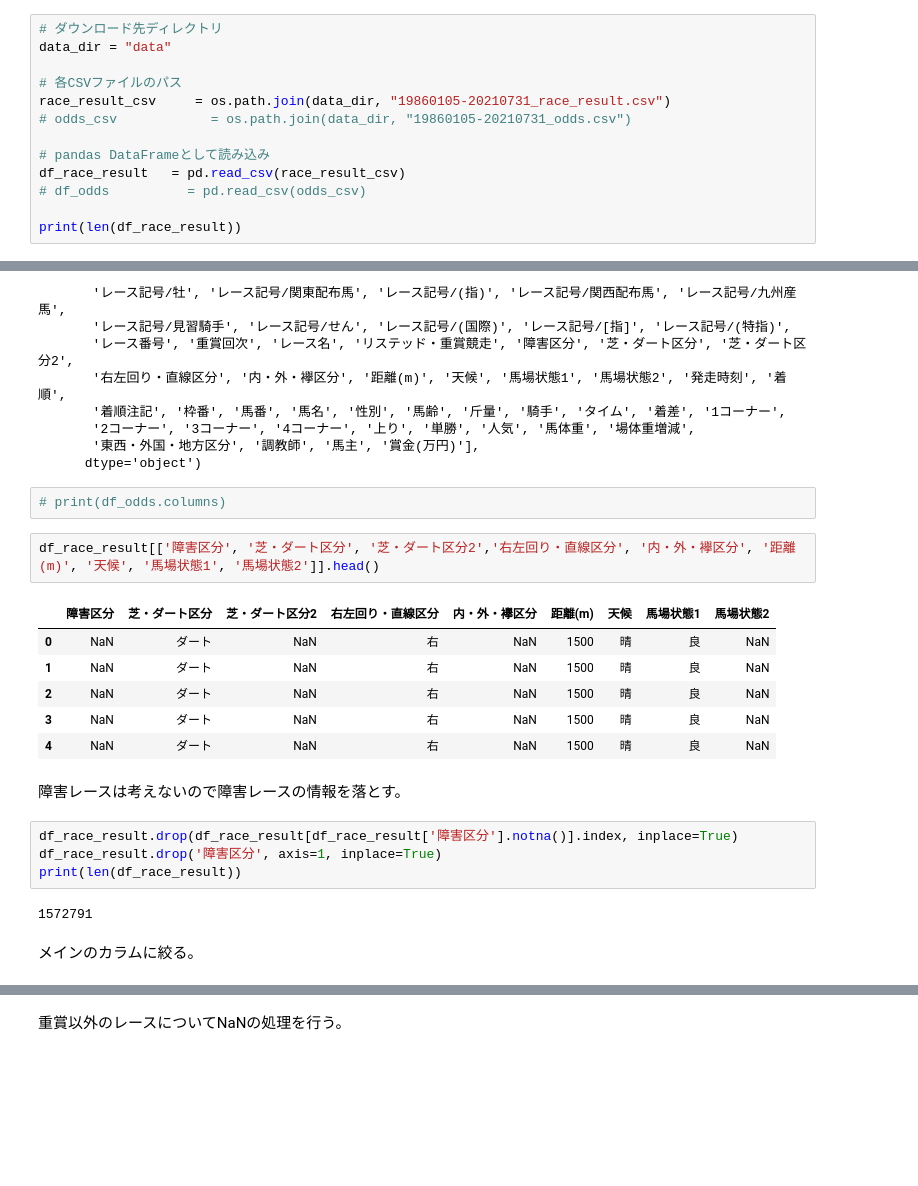
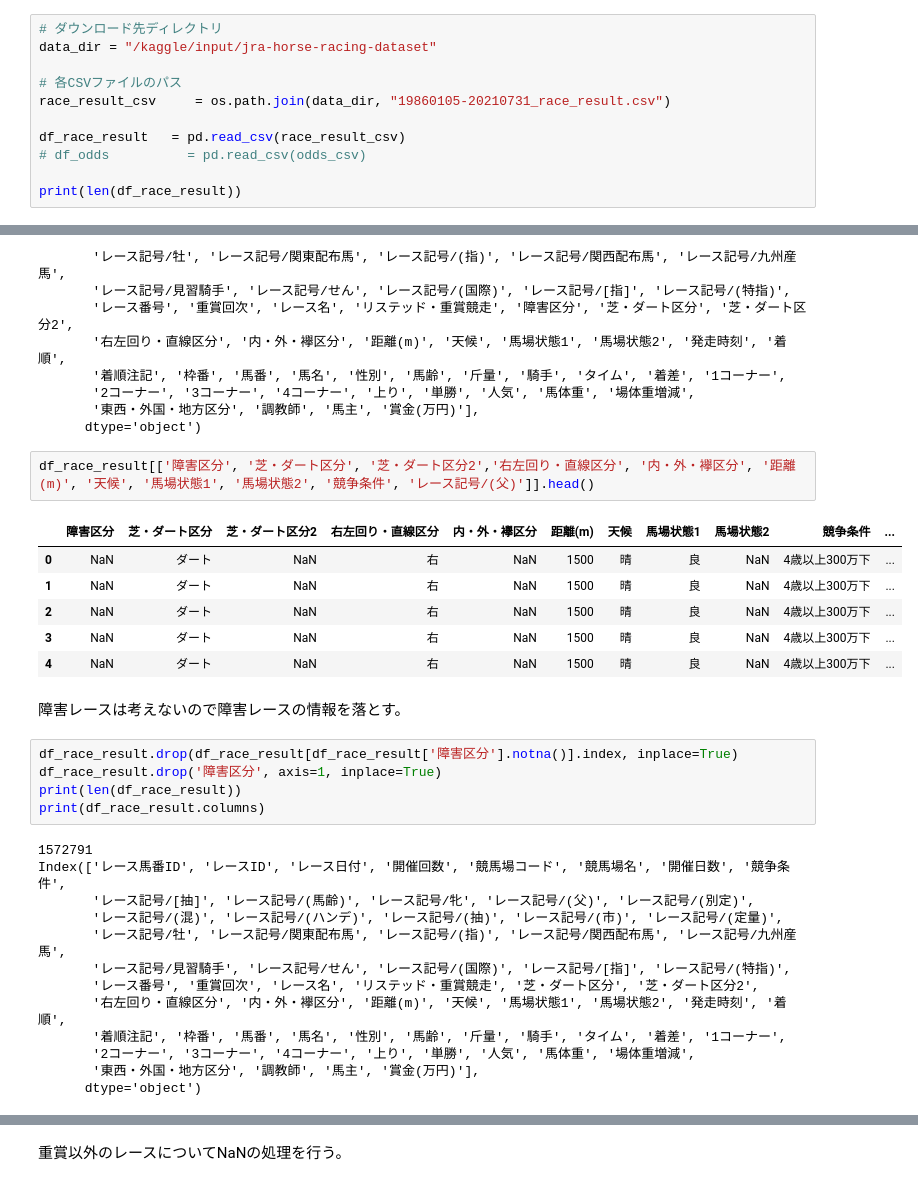
Before and after one commit to HiranoAkihiro/Horse_Racing, a Jupyter notebook: data_preparation.ipynb, the cells around one changed output, grey strips where cells are left out. Cells and saved outputs as stored; diff of their text form; blank space fills up the shorter version.

Commit message:
Kaggle Notebook | notebooke8306f4437 | Version 1

```diff
--- a/data_preparation.ipynb
+++ b/data_preparation.ipynb
@@ -19,12 +57,10 @@ To enable the following instructions: AVX2 FMA, in other operations, rebuild Ten
 # %%
 # ダウンロード先ディレクトリ
-data_dir = "data"
+data_dir = "/kaggle/input/jra-horse-racing-dataset"
 
 # 各CSVファイルのパス
 race_result_csv     = os.path.join(data_dir, "19860105-20210731_race_result.csv")
-# odds_csv            = os.path.join(data_dir, "19860105-20210731_odds.csv")
 
-# pandas DataFrameとして読み込み
 df_race_result   = pd.read_csv(race_result_csv)
 # df_odds          = pd.read_csv(odds_csv)
 
@@ -57,24 +91,32 @@ Index(['レース馬番ID', 'レースID', 'レース日付', '開催回数', '
        '2コーナー', '3コーナー', '4コーナー', '上り', '単勝', '人気', '馬体重', '場体重増減',
        '東西・外国・地方区分', '調教師', '馬主', '賞金(万円)'],
       dtype='object')
-# %%
-# print(df_odds.columns)
 # %%
-df_race_result[['障害区分', '芝・ダート区分', '芝・ダート区分2','右左回り・直線区分', '内・外・襷区分', '距離(m)', '天候', '馬場状態1', '馬場状態2']].head()
+df_race_result[['障害区分', '芝・ダート区分', '芝・ダート区分2','右左回り・直線区分', '内・外・襷区分', '距離(m)', '天候', '馬場状態1', '馬場状態2', '競争条件', 'レース記号/(父)']].head()
 # %% [output]
-|  | 障害区分 | 芝・ダート区分 | 芝・ダート区分2 | 右左回り・直線区分 | 内・外・襷区分 | 距離(m) | 天候 | 馬場状態1 | 馬場状態2 |
-| 0 | NaN | ダート | NaN | 右 | NaN | 1500 | 晴 | 良 | NaN |
-| 1 | NaN | ダート | NaN | 右 | NaN | 1500 | 晴 | 良 | NaN |
-| 2 | NaN | ダート | NaN | 右 | NaN | 1500 | 晴 | 良 | NaN |
-| 3 | NaN | ダート | NaN | 右 | NaN | 1500 | 晴 | 良 | NaN |
-| 4 | NaN | ダート | NaN | 右 | NaN | 1500 | 晴 | 良 | NaN |
+|  | 障害区分 | 芝・ダート区分 | 芝・ダート区分2 | 右左回り・直線区分 | 内・外・襷区分 | 距離(m) | 天候 | 馬場状態1 | 馬場状態2 | 競争条件 | ... |
+| 0 | NaN | ダート | NaN | 右 | NaN | 1500 | 晴 | 良 | NaN | 4歳以上300万下 | ... |
+| 1 | NaN | ダート | NaN | 右 | NaN | 1500 | 晴 | 良 | NaN | 4歳以上300万下 | ... |
+| 2 | NaN | ダート | NaN | 右 | NaN | 1500 | 晴 | 良 | NaN | 4歳以上300万下 | ... |
+| 3 | NaN | ダート | NaN | 右 | NaN | 1500 | 晴 | 良 | NaN | 4歳以上300万下 | ... |
+| 4 | NaN | ダート | NaN | 右 | NaN | 1500 | 晴 | 良 | NaN | 4歳以上300万下 | ... |
 # %% [markdown]
 障害レースは考えないので障害レースの情報を落とす。
 # %%
 df_race_result.drop(df_race_result[df_race_result['障害区分'].notna()].index, inplace=True)
 df_race_result.drop('障害区分', axis=1, inplace=True)
 print(len(df_race_result))
+print(df_race_result.columns)
 # %% [output]
 1572791
+Index(['レース馬番ID', 'レースID', 'レース日付', '開催回数', '競馬場コード', '競馬場名', '開催日数', '競争条件',
+       'レース記号/[抽]', 'レース記号/(馬齢)', 'レース記号/牝', 'レース記号/(父)', 'レース記号/(別定)',
+       'レース記号/(混)', 'レース記号/(ハンデ)', 'レース記号/(抽)', 'レース記号/(市)', 'レース記号/(定量)',
+       'レース記号/牡', 'レース記号/関東配布馬', 'レース記号/(指)', 'レース記号/関西配布馬', 'レース記号/九州産馬',
+       'レース記号/見習騎手', 'レース記号/せん', 'レース記号/(国際)', 'レース記号/[指]', 'レース記号/(特指)',
+       'レース番号', '重賞回次', 'レース名', 'リステッド・重賞競走', '芝・ダート区分', '芝・ダート区分2',
+       '右左回り・直線区分', '内・外・襷区分', '距離(m)', '天候', '馬場状態1', '馬場状態2', '発走時刻', '着順',
+       '着順注記', '枠番', '馬番', '馬名', '性別', '馬齢', '斤量', '騎手', 'タイム', '着差', '1コーナー',
+       '2コーナー', '3コーナー', '4コーナー', '上り', '単勝', '人気', '馬体重', '場体重増減',
+       '東西・外国・地方区分', '調教師', '馬主', '賞金(万円)'],
+      dtype='object')
-# %% [markdown]
-メインのカラムに絞る。
```
Also changed, not shown: parts of 14 cells of this notebook.
